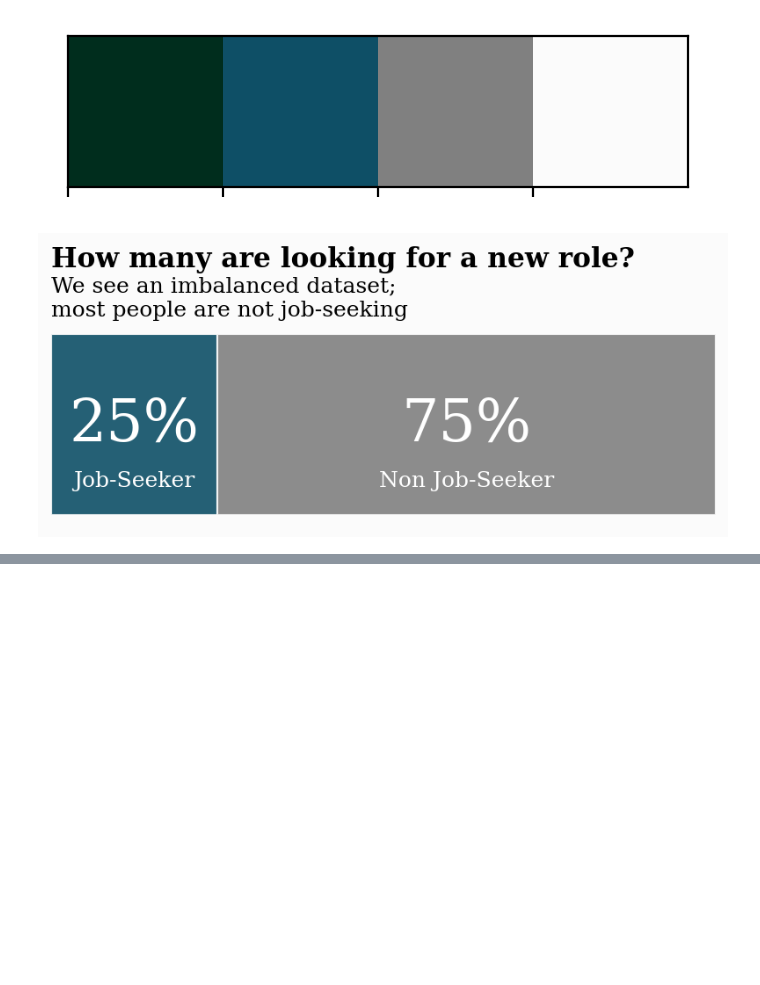
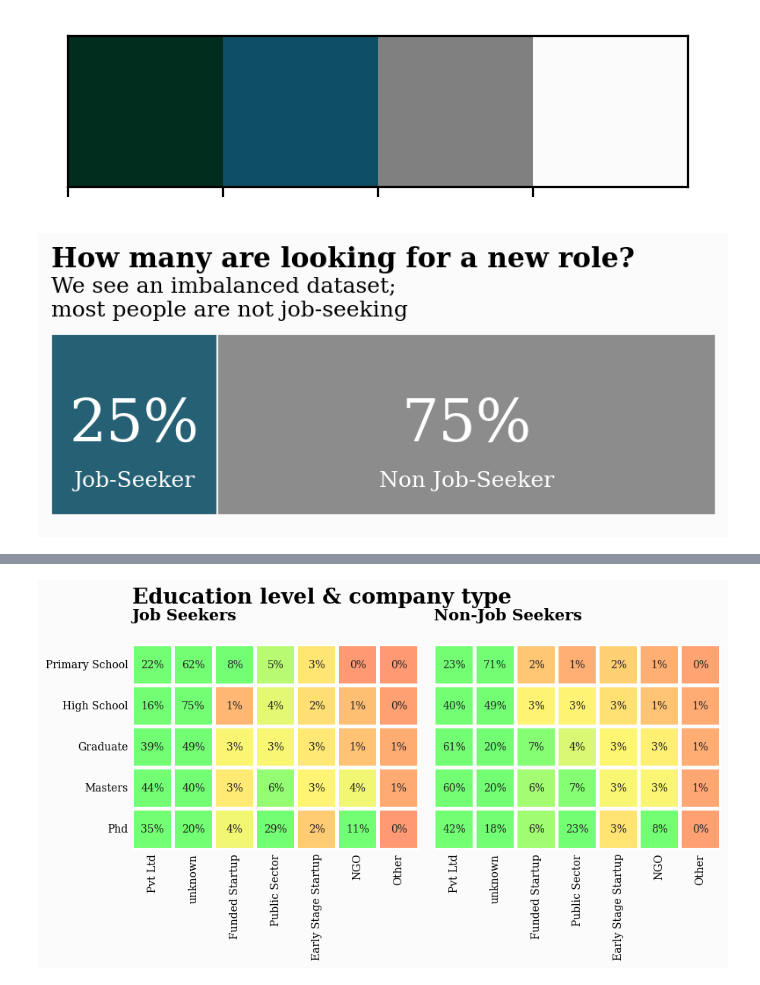
Before and after one commit to leokim-material/practice, a Jupyter notebook: kaggle_awesome_hr_data_visualization_&_prediction.ipynb, the cells around one changed output, grey strips where cells are left out. Drawn from its saved outputs; the diff is of its cells as text; code cells hidden in the pictures; blank space fills up the shorter version.

```diff
--- a/kaggle_awesome_hr_data_visualization_&_prediction.ipynb
+++ b/kaggle_awesome_hr_data_visualization_&_prediction.ipynb
@@ -44,7 +45,7 @@ aug_train['experience'][aug_train['experience'] == '>20'] = '20'
 aug_train['company_size'].fillna('unavailable', inplace=True)
 aug_train['company_type'].fillna('unknown', inplace=True)
 aug_train['major_discipline'].fillna('unknown', inplace=True)
-aug_train['gender'].fillna('not provided', inplace=True)
+aug_train['gender'].fillna('Not provided', inplace=True)
 
 #SAME CLEANING ON TEST DATA
 aug_test['last_new_job'] = aug_test['last_new_job'].apply(lambda x: 'Never' if x == 'never' else x)
@@ -57,4 +58,4 @@ aug_test['experience'][aug_test['experience'] == '>20'] = '20'
 aug_test['company_size'].fillna('unavailable', inplace=True)
 aug_test['company_type'].fillna('unknown', inplace=True)
 aug_test['major_discipline'].fillna('unknown', inplace=True)
-aug_test['gender'].fillna('not provided', inplace=True)
+aug_test['gender'].fillna('Not provided', inplace=True)
@@ -126,7 +109,7 @@ size_order = ['0','<10', '10-49', '50-99', '100-500', '500-999', '1000-4999', '5
 job_order = ['Never', '1', '2', '3', '4', '>4']
 exp_order =['No relevant experience','Has relevant experience']
 gender_order = ['Male','Female','Other','Not provided']
-company_order = ['Pvt Ltd','Unknown','Funded Startup','Public Sector','Early Stage Startup','NGO','Other']
+company_order = ['Pvt Ltd','unknown','Funded Startup','Public Sector','Early Stage Startup','NGO','Other']
 
 # for visuals
 train_df = aug_train
@@ -233,0 +337,70 @@ plt.show()
+# %%
+#HEATMAP of those Job seeking and those who aren't categorized by education & industry
+job_hunt_only = aug_train.loc[aug_train['target'] == 1]
+no_job_hunt_only = aug_train.loc[aug_train['target'] == 0]
+
+#PIVOT TABLE
+job_seek = pd.crosstab(job_hunt_only['education_level'],job_hunt_only['company_type'], normalize='index')
+
+job_seek.index = pd.Categorical(job_seek.index, ed_order)
+job_seek = job_seek.sort_index()
+
+job_seek.columns = pd.Categorical(job_seek.columns, company_order)
+job_seek = job_seek.sort_index(axis=1)
+
+#PIVOT TABLE
+no_seek = pd.crosstab(no_job_hunt_only['education_level'],no_job_hunt_only['company_type'], normalize='index')
+no_seek.index = pd.Categorical(no_seek.index, ed_order)
+no_seek = no_seek.sort_index()
+
+no_seek.columns = pd.Categorical(no_seek.columns, company_order)
+no_seek = no_seek.sort_index(axis=1)
+
+
+#GRAPH
+fig = plt.figure(figsize=(10,10), dpi=100)
+fig.patch.set_facecolor(background_color)
+
+gs = fig.add_gridspec(1,2)
+gs.update(wspace=0.05, hspace=0.3)
+ax0 = fig.add_subplot(gs[0,0])
+ax1 = fig.add_subplot(gs[0,1])
+
+colors = ['#ff7c73', '#fff673', '#73ff73']
+colormap = matplotlib.colors.LinearSegmentedColormap.from_list("", colors)
+
+sns.heatmap(ax=ax0, data=job_seek, linewidths=0.1, vmin=-0.01, vmax=0.075,
+            square=True, cbar_kws={'orientation':'horizontal'}, cbar=False, cmap=colormap,
+            linewidth=3, annot=True, fmt='1.0%', annot_kws={'fontsize':10})
+
+sns.heatmap(ax=ax1, data=no_seek, linewidths=.1, vmin=-0.01, vmax=0.075,
+            square=True, cbar_kws={"orientation": "horizontal"}, cbar=False,
+            yticklabels=False, cmap=colormap,linewidth=3, annot=True, fmt='1.0%',annot_kws={"fontsize":10})
+
+ax0.set_facecolor(background_color)
+ax1.set_facecolor(background_color)
+
+ax0.text(0,-1, 'Education level & company type',
+         fontsize=20,
+         fontweight='bold',
+         fontfamily='serif')
+
+ax0.text(0, -0.6,
+         'Job Seekers',
+         fontsize=15,
+         fontweight='bold',
+         fontfamily='serif',
+        )
+
+ax1.text(0, -0.6,
+         'Non-Job Seekers',
+         fontsize=15,
+         fontweight='bold',
+         fontfamily='serif',
+        )
+
+ax0.tick_params(axis=u'both', which=u'both',length=0)
+ax1.tick_params(axis=u'both', which=u'both',length=0)
+plt.show()
+# %% [output]
+[figure, added]
```
Also changed, not shown: parts of 6 cells of this notebook.
